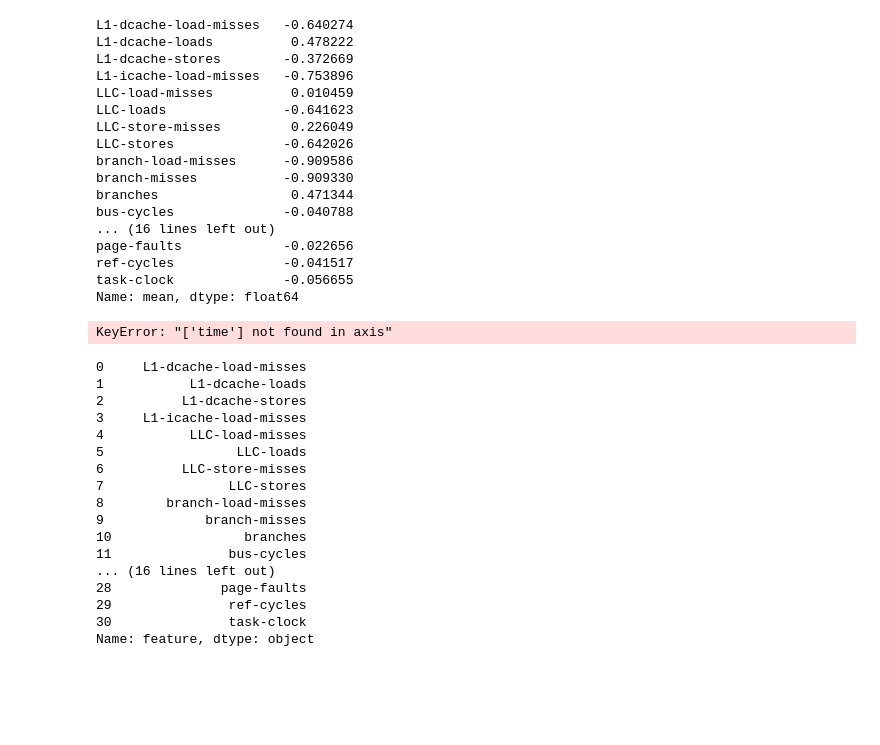
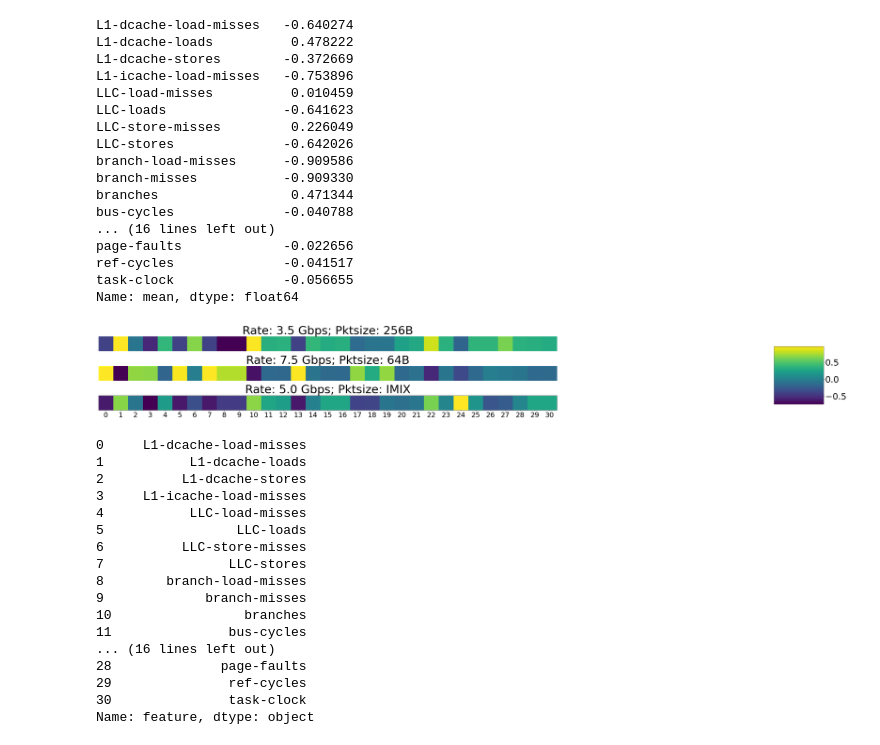
Before and after one commit to theleos88/ml-for-highspeed-networks, a Jupyter notebook: Data analysis.ipynb, the cells around one changed output. Drawn from its saved outputs; the diff is of its cells as text; code cells hidden in the pictures; blank space fills up the shorter version.

```diff
--- a/Data analysis.ipynb
+++ b/Data analysis.ipynb
@@ -96,14 +96,16 @@ task-clock              -0.056655
 Name: mean, dtype: float64
 # %%
 # Rebuild the three examples with the new data
+import matplotlib.pyplot as plt
+
 av = []
 sv = []
 mv = []
 vshaped=[]
 
-a = normal_dataset["3500_256"].describe().drop('time', axis=1)
-b = normal_dataset["7500_64"].describe().drop('time', axis=1)
-c = normal_dataset["5000_imix"].describe().drop('time', axis=1)
+a = normal_dataset["3500_256"].describe()
+b = normal_dataset["7500_64"].describe()
+c = normal_dataset["5000_imix"].describe()
 
 for i in [a,b,c]:
     av.append(i.loc["mean"])
@@ -121,34 +123,34 @@ ax1.axis('off')
 ax2.axis('off')
 #ax3.axis('off')
 ax3.axes.get_yaxis().set_visible(False)
 
 ax1.autoscale(False)
 ax2.autoscale(False)
 ax3.autoscale(False)
 plt.tight_layout()
 
 
 fig.subplots_adjust(right=0.8)
 cbar_ax = fig.add_axes([0.85, 0.15, 0.05, 0.7])
 fig.colorbar(im3, cax=cbar_ax)
 
 plt.tick_params(labelsize=38)
 #plt.labelsize(68)
 
 ax1.set_title("Rate: 3.5 Gbps; Pktsize: 256B", size=50)
 ax2.set_title("Rate: 7.5 Gbps; Pktsize: 64B", size=50)
 ax3.set_title("Rate: 5.0 Gbps; Pktsize: IMIX", size=50)
 plt.subplots_adjust(wspace=0.01,hspace=1)
 
 
 plt.sca(ax3)
 plt.xticks(range(31),  color='black', size=30)
 
 plt.show()
 
 fig.savefig("/tmp/foo.pdf", bbox_inches='tight')
 # %% [output]
-KeyError: "['time'] not found in axis"
+[figure, added]
 # %%
 av[0].reset_index()["feature"]
 # %% [output]
```
Also changed, not shown: parts of 33 cells of this notebook.
